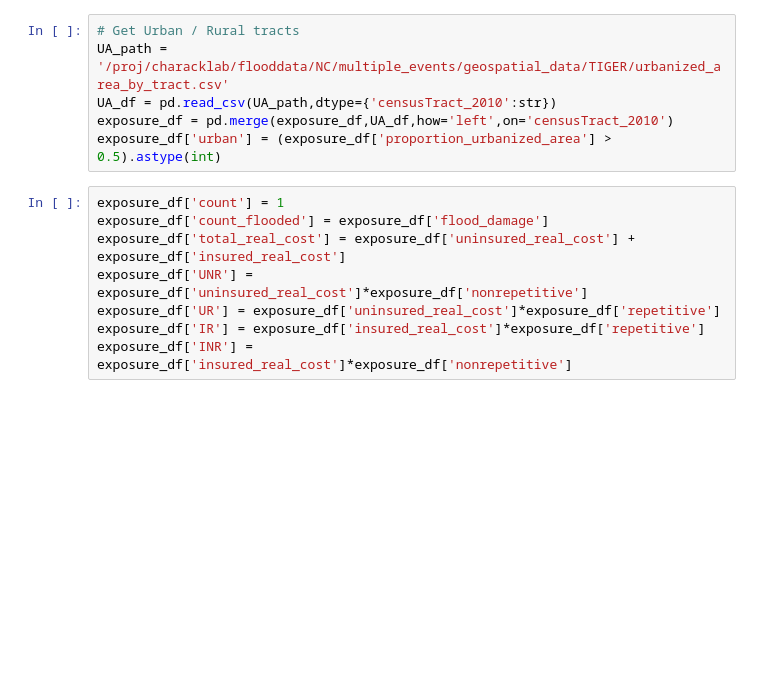
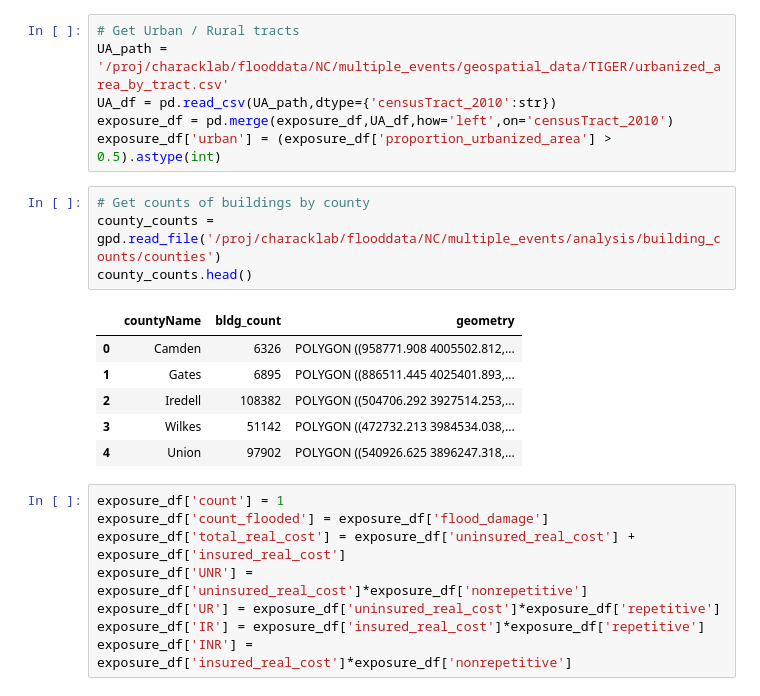
Before and after one commit to UNC-Cofires/flooding-financial-risk, a Jupyter notebook: multiple_events/analysis/figures_and_tables.ipynb, the cells around one changed output. Drawn from its saved outputs; the diff is of its cells as text; blank space fills up the shorter version.

```diff
--- a/multiple_events/analysis/figures_and_tables.ipynb
+++ b/multiple_events/analysis/figures_and_tables.ipynb
@@ -1936,6 +1939,17 @@ UA_path = '/proj/characklab/flooddata/NC/multiple_events/geospatial_data/TIGER/u
 UA_df = pd.read_csv(UA_path,dtype={'censusTract_2010':str})
 exposure_df = pd.merge(exposure_df,UA_df,how='left',on='censusTract_2010')
 exposure_df['urban'] = (exposure_df['proportion_urbanized_area'] > 0.5).astype(int)
+# %%
+# Get counts of buildings by county
+county_counts = gpd.read_file('/proj/characklab/flooddata/NC/multiple_events/analysis/building_counts/counties')
+county_counts.head()
+# %% [output]
+|  | countyName | bldg_count | geometry |
+| 0 | Camden | 6326 | POLYGON ((958771.908 4005502.812,... |
+| 1 | Gates | 6895 | POLYGON ((886511.445 4025401.893,... |
+| 2 | Iredell | 108382 | POLYGON ((504706.292 3927514.253,... |
+| 3 | Wilkes | 51142 | POLYGON ((472732.213 3984534.038,... |
+| 4 | Union | 97902 | POLYGON ((540926.625 3896247.318,... |
 # %%
 exposure_df['count'] = 1
 exposure_df['count_flooded'] = exposure_df['flood_damage']
```
Also changed, not shown: parts of 31 cells of this notebook.
